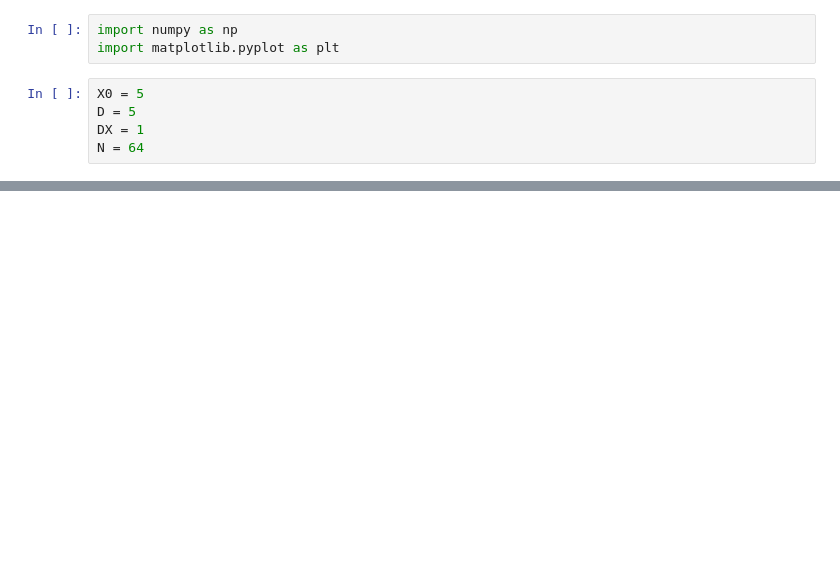
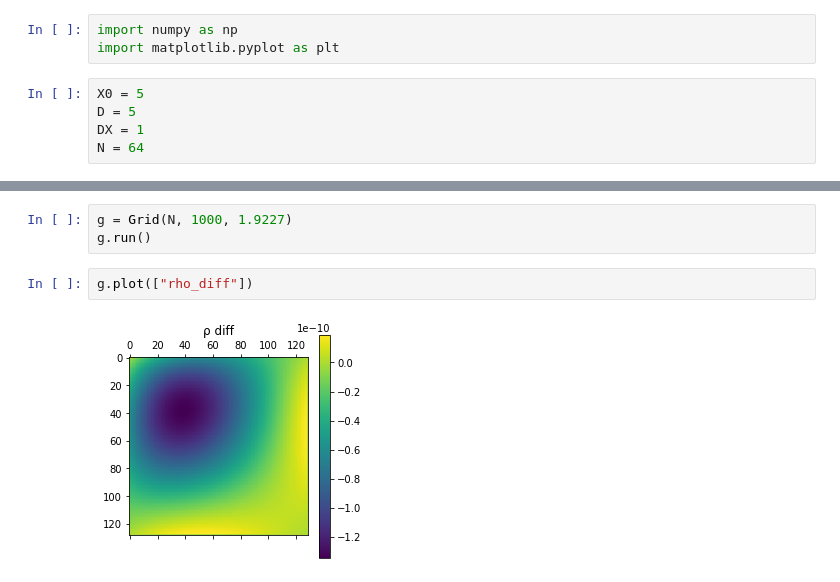
Before and after one commit to matix0508/MOFiT, a Jupyter notebook: lab04/sheet.ipynb, the cells around one changed output, grey strips where cells are left out. Drawn from its saved outputs; the diff is of its cells as text; blank space fills up the shorter version.

```diff
--- a/lab04/sheet.ipynb
+++ b/lab04/sheet.ipynb
@@ -93,0 +126,7 @@ list(range(g.grid.shape[0]))
+# %%
+g = Grid(N, 1000, 1.9227)
+g.run()
+# %%
+g.plot(["rho_diff"])
+# %% [output]
+[figure, added]
```
Also changed, not shown: parts of 9 cells of this notebook, 2 other files.
